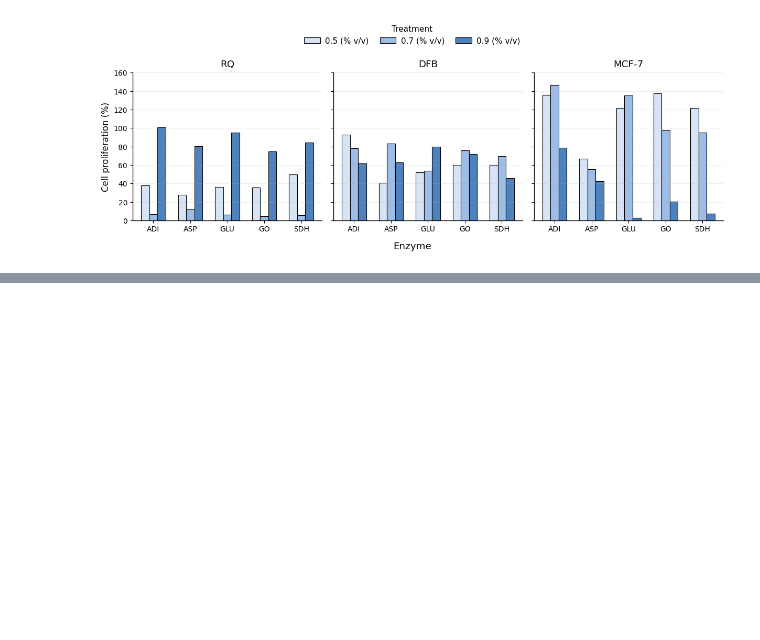
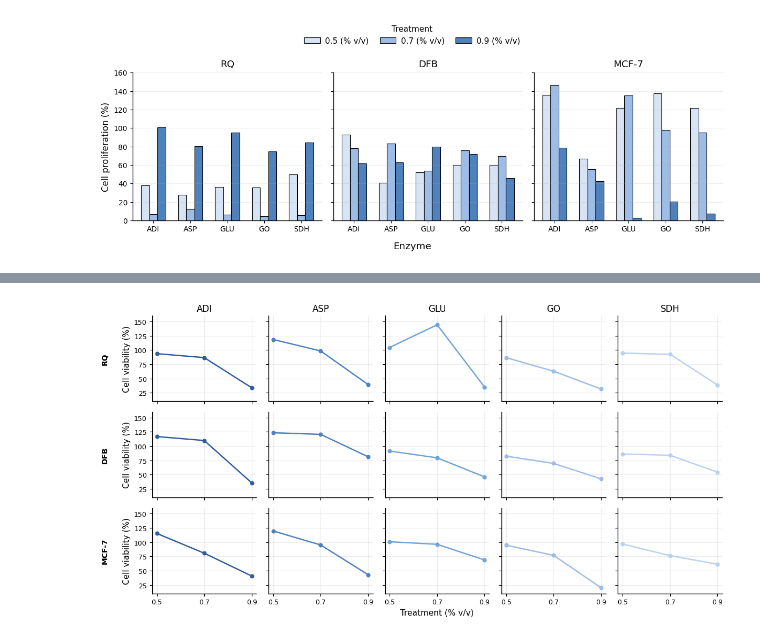
Before and after one commit to dMedinaO/Antiproliferative_activity_analysis, a Jupyter notebook: notebooks/working_with_viability_vs_proliferation.ipynb, the cells around one changed output, grey strips where cells are left out. Drawn from its saved outputs; the diff is of its cells as text; code cells hidden in the pictures; blank space fills up the shorter version.

```diff
--- a/notebooks/working_with_viability_vs_proliferation.ipynb
+++ b/notebooks/working_with_viability_vs_proliferation.ipynb
@@ -164,0 +184,81 @@ plt.show()
+# %%
+# ============================================================
+# CORE 3A — Dose–response: Viability vs Treatment
+# Rows = Cell line | Cols = Enzyme
+# ============================================================
+
+# Safety
+required_cols = {"CellLine", "Enzyme", "Treatment", "Viability", "Proliferation"}
+missing = required_cols - set(df_vp.columns)
+if missing:
+    raise ValueError(f"df_vp is missing required columns: {missing}")
+
+cell_order = ["RQ", "DFB", "MCF-7"]
+enzyme_order = ["ADI", "ASP", "GLU", "GO", "SDH"]
+treat_order = [0.5, 0.7, 0.9]
+
+# Enzyme colors (blue family)
+enzyme_blue = {
+    "ADI": "#2F5D9B",
+    "ASP": "#4F81BD",
+    "GLU": "#6FA3D9",
+    "GO":  "#9DBCE6",
+    "SDH": "#B9D1F0",
+}
+
+plt.rcParams.update({
+    "font.size": 10,
+    "axes.labelsize": 11,
+    "xtick.labelsize": 9,
+    "ytick.labelsize": 9,
+    "axes.linewidth": 1.0,
+})
+
+nrows, ncols = len(cell_order), len(enzyme_order)
+fig, axes = plt.subplots(nrows, ncols, figsize=(2.35*ncols, 2.05*nrows), sharex=True, sharey=True)
+axes = np.atleast_2d(axes)
+
+# Global y-limits
+y_min = max(0, np.floor(df_vp["Viability"].min() / 10) * 10 - 10)
+y_max = np.ceil(df_vp["Viability"].max() / 10) * 10 + 10
+
+for i, cl in enumerate(cell_order):
+    for j, enz in enumerate(enzyme_order):
+        ax = axes[i, j]
+        d = df_vp[(df_vp["CellLine"] == cl) & (df_vp["Enzyme"] == enz)].copy()
+        d = d.set_index("Treatment").reindex(treat_order).reset_index()
+
+        ax.plot(
+            d["Treatment"], d["Viability"],
+            marker="o",
+            color=enzyme_blue.get(enz, "#4F81BD"),
+            linewidth=1.8,
+            markersize=4.8
+        )
+
+        ax.set_ylim(y_min, y_max)
+        ax.grid(alpha=0.22, linewidth=0.8)
+        ax.spines["top"].set_visible(False)
+        ax.spines["right"].set_visible(False)
+
+        # Column titles (enzymes)
+        if i == 0:
+            ax.set_title(enz, pad=6)
+
+        # Row labels (cell lines)
+        if j == 0:
+            ax.set_ylabel("Cell viability (%)")
+            ax.text(-0.45, 0.5, cl, transform=ax.transAxes,
+                    rotation=90, ha="center", va="center",
+                    fontsize=10, fontweight="bold")
+
+        ax.set_xticks(treat_order)
+        ax.set_xticklabels([f"{t:g}" for t in treat_order])
+
+# X label only on bottom middle-ish
+axes[-1, ncols//2].set_xlabel("Treatment (% v/v)")
+
+plt.tight_layout()
+plt.show()
+# %% [output]
+[figure, added]
```
Also changed, not shown: parts of 44 cells of this notebook.
